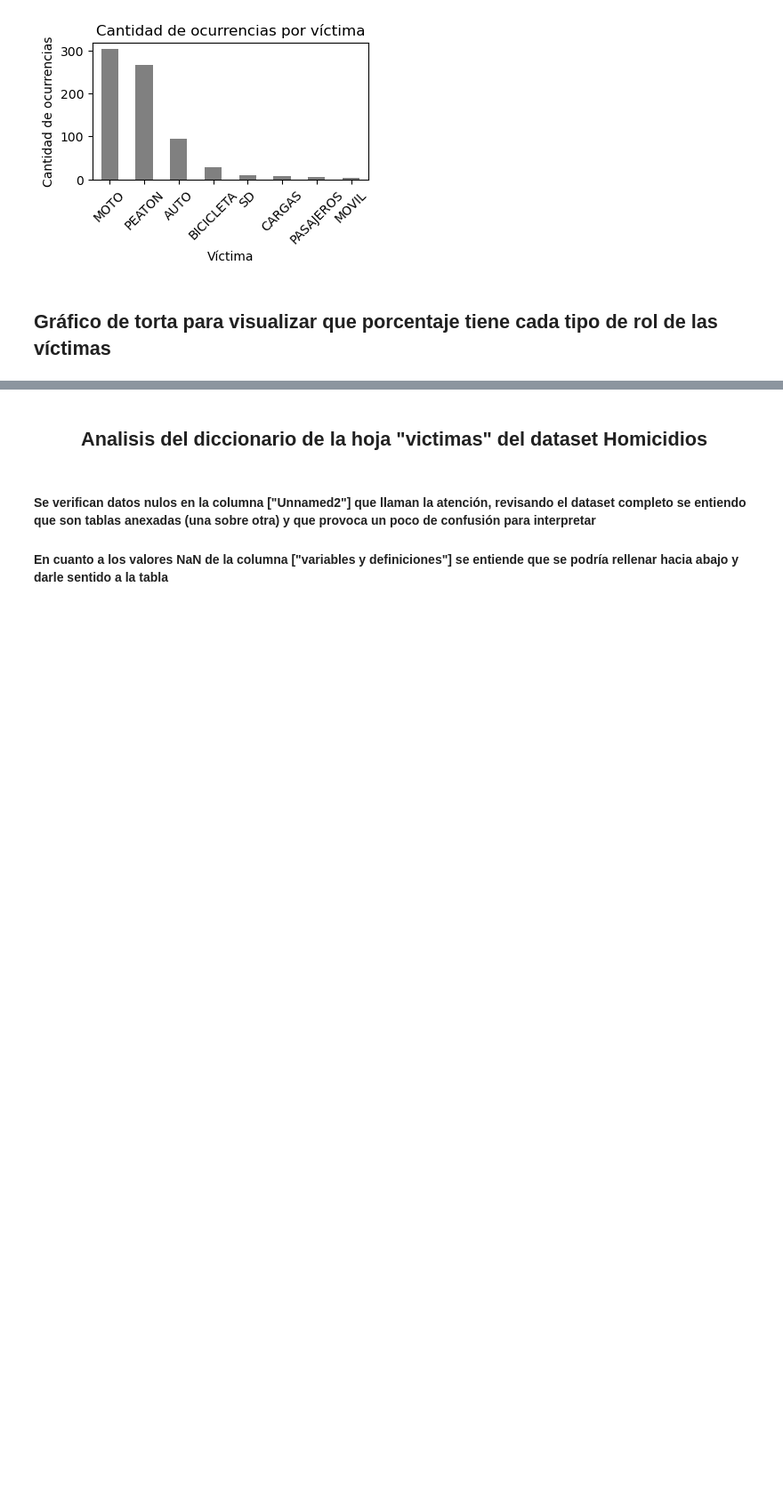
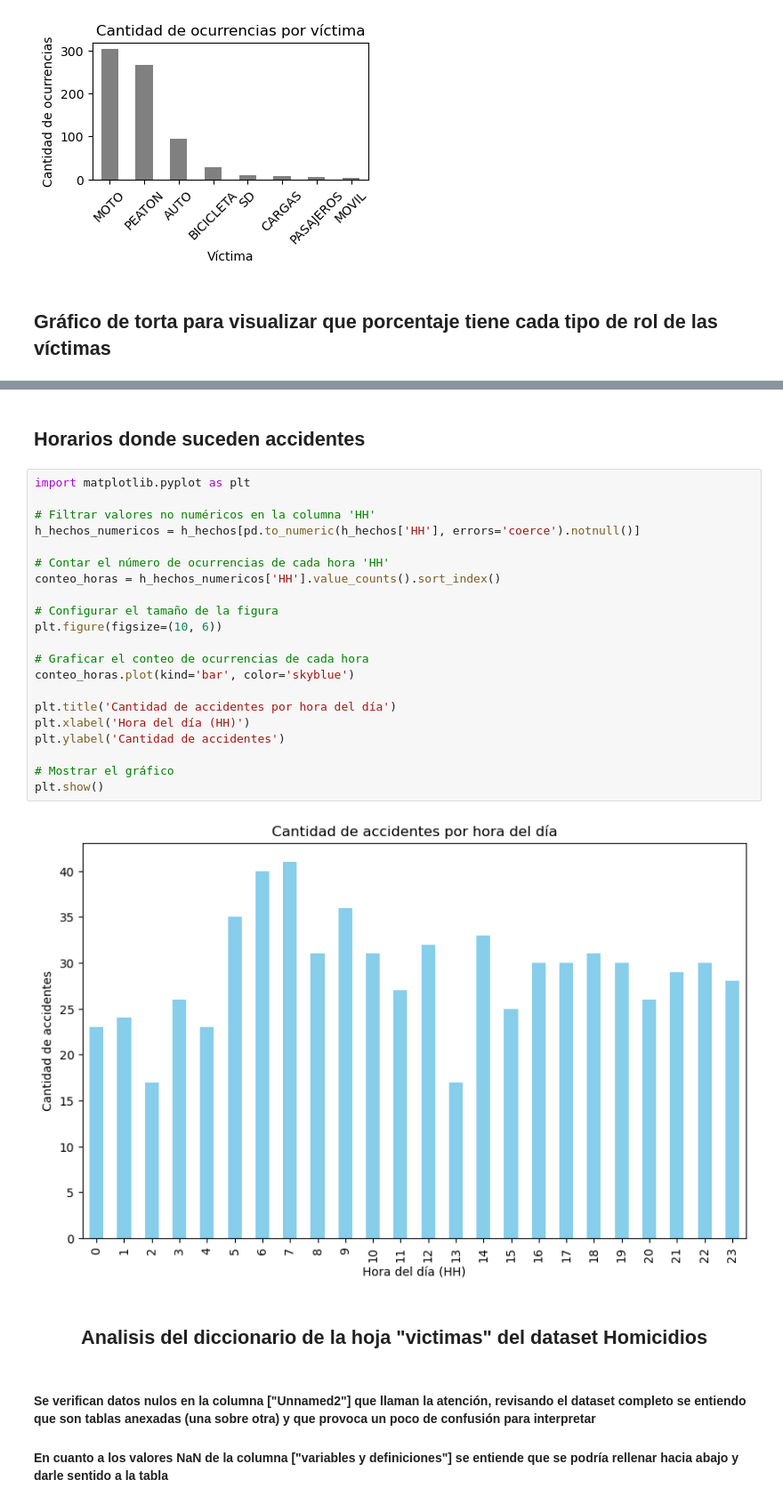
Before and after one commit to EliasIchi/PI2_Henry, a Jupyter notebook: EDA_siniestros viales CABA.ipynb, the cells around one changed output, grey strips where cells are left out. Shown at 89% size. Saved outputs shown, nothing was run; the diff lists cells and outputs as text; blank space fills up the shorter version.

```diff
--- a/EDA_siniestros viales CABA.ipynb
+++ b/EDA_siniestros viales CABA.ipynb
@@ -499,3 +523,28 @@ plt.show()
+# %% [markdown]
+## Horarios donde suceden accidentes
+# %%
+import matplotlib.pyplot as plt
+
+# Filtrar valores no numéricos en la columna 'HH'
+h_hechos_numericos = h_hechos[pd.to_numeric(h_hechos['HH'], errors='coerce').notnull()]
+
+# Contar el número de ocurrencias de cada hora 'HH'
+conteo_horas = h_hechos_numericos['HH'].value_counts().sort_index()
+
+# Configurar el tamaño de la figura
+plt.figure(figsize=(10, 6))
+
+# Graficar el conteo de ocurrencias de cada hora
+conteo_horas.plot(kind='bar', color='skyblue')
+
+plt.title('Cantidad de accidentes por hora del día')
+plt.xlabel('Hora del día (HH)')
+plt.ylabel('Cantidad de accidentes')
+
+# Mostrar el gráfico
+plt.show()
+# %% [output]
+[figure, added]
 # %% [markdown]
 ## <center>Analisis del diccionario de la hoja "victimas" del dataset Homicidios
 # %% [markdown]
```
Also changed, not shown: parts of 5 cells of this notebook.
